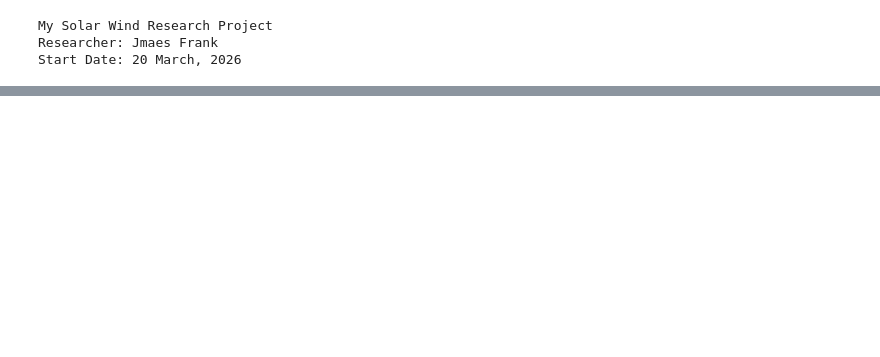
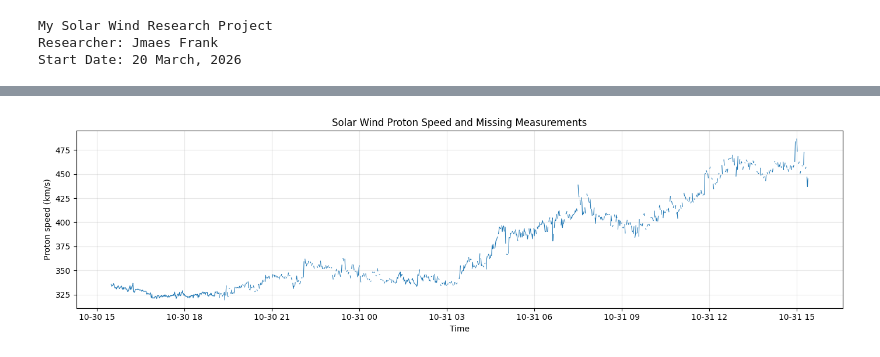
Before and after one commit to JamesFrank-Collab/Solar-Wind-Prediction-Study, a Jupyter notebook: Copy_of_solar_wind_analysis.ipynb, the cells around one changed output, grey strips where cells are left out. Drawn from its saved outputs; the diff is of its cells as text; code cells hidden in the pictures; blank space fills up the shorter version.

```diff
--- a/Copy_of_solar_wind_analysis.ipynb
+++ b/Copy_of_solar_wind_analysis.ipynb
@@ -630,0 +900,52 @@ dtype: timedelta64[ns]
+# %%
+# EXAMINE MISSING DATA PATTERNS
+
+missing = solar_1min["proton_speed"].isna()
+
+# Identify consecutive groups of missing and available values
+groups = missing.ne(missing.shift()).cumsum()
+
+missing_periods = (
+    solar_1min[missing]
+    .groupby(groups[missing])
+    .apply(lambda x: pd.Series({
+        "start": x.index.min(),
+        "end": x.index.max(),
+        "missing_minutes": len(x)
+    }))
+    .reset_index(drop=True)
+)
+
+print("MISSING DATA ANALYSIS")
+print("=" * 45)
+
+print("Number of separate missing periods:", len(missing_periods))
+print("Longest missing period:",
+      missing_periods["missing_minutes"].max(), "minutes")
+
+print("\nLongest 10 missing periods:")
+print(
+    missing_periods
+    .sort_values("missing_minutes", ascending=False)
+    .head(10)
+    .to_string(index=False)
+)
+
+# Visualise available and missing measurements
+import matplotlib.pyplot as plt
+
+plt.figure(figsize=(14, 4))
+
+plt.plot(
+    solar_1min.index,
+    solar_1min["proton_speed"],
+    linewidth=0.8
+)
+
+plt.title("Solar Wind Proton Speed and Missing Measurements")
+plt.xlabel("Time")
+plt.ylabel("Proton speed (km/s)")
+plt.grid(True, alpha=0.3)
+plt.tight_layout()
+plt.show()
+# %% [output]
@@ -630,0 +969 @@ dtype: timedelta64[ns]
+[figure, added]
```
Also changed, not shown: parts of 33 cells of this notebook.
